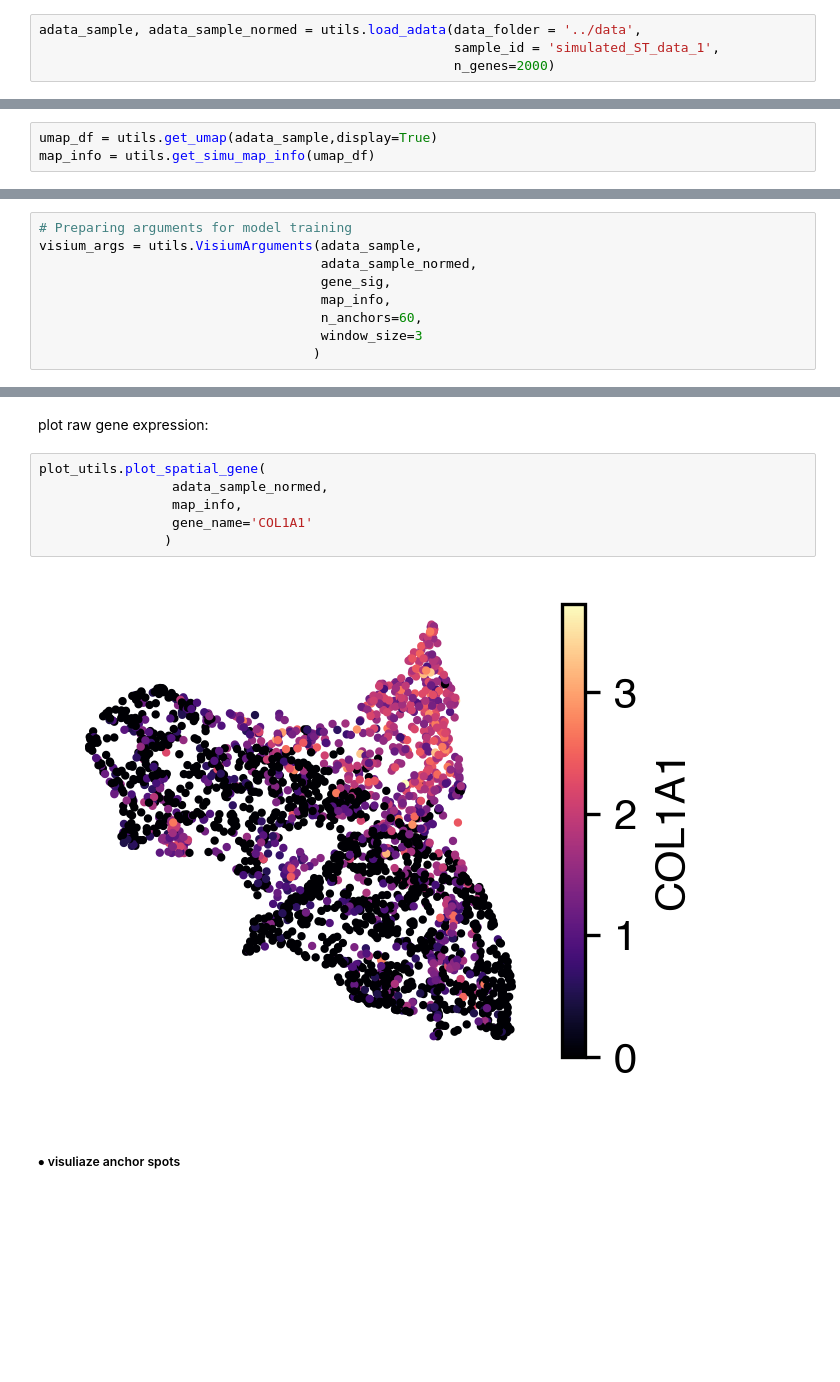
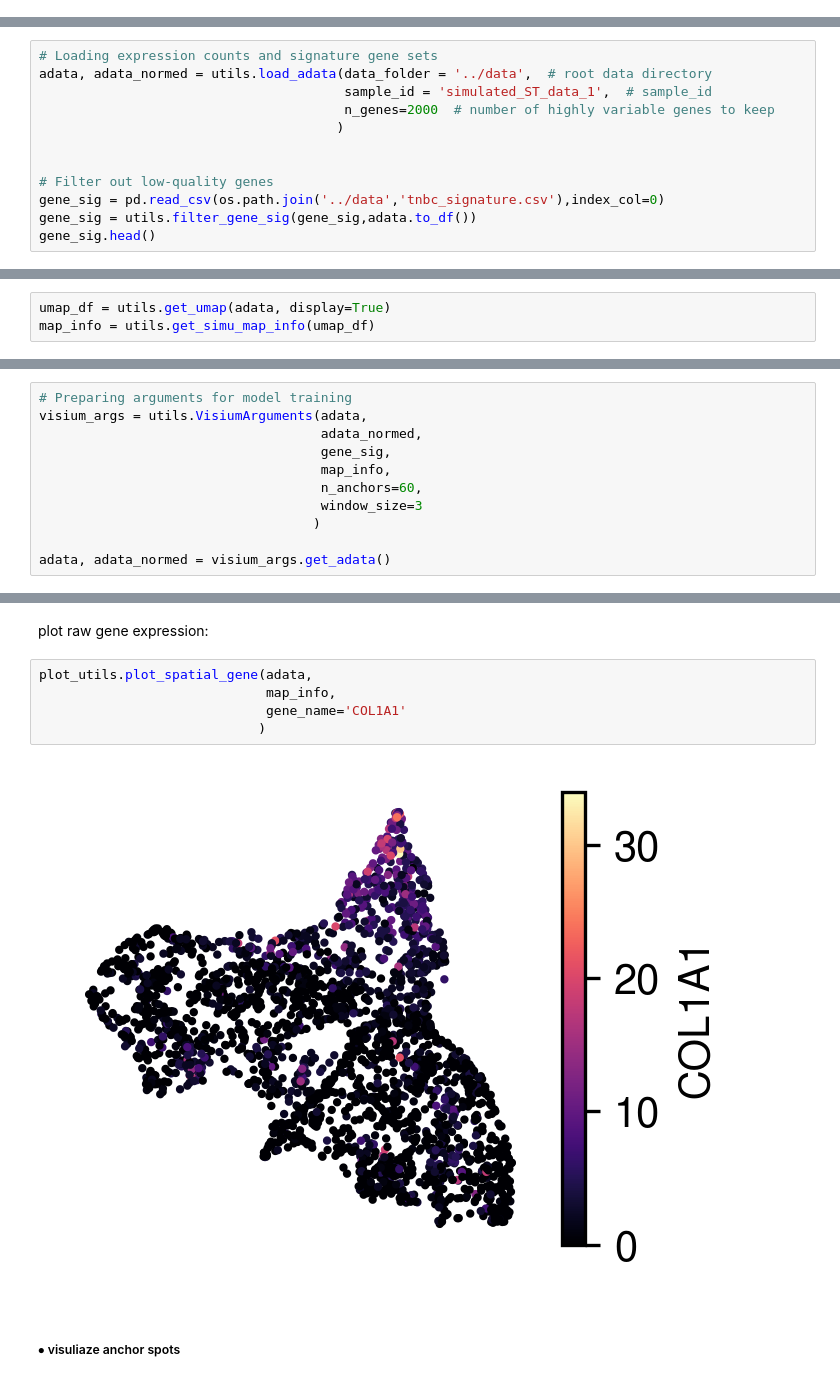
Before and after one commit to azizilab/starfysh, a Jupyter notebook: docs/source/notebooks/example_sim.ipynb, the cells around one changed output, grey strips where cells are left out. Cells and saved outputs as stored; diff of their text form; blank space fills up the shorter version.

```diff
--- a/docs/source/notebooks/example_sim.ipynb
+++ b/docs/source/notebooks/example_sim.ipynb
@@ -115,4 +114,0 @@ slideseq_starfysh_tutorial_on_later.ipynb
-# %%
-adata_sample, adata_sample_normed = utils.load_adata(data_folder = '../data',
-                                                     sample_id = 'simulated_ST_data_1',
-                                                     n_genes=2000)
@@ -138,0 +115,12 @@ gene_sig.head()
+# %%
+# Loading expression counts and signature gene sets
+adata, adata_normed = utils.load_adata(data_folder = '../data',  # root data directory
+                                       sample_id = 'simulated_ST_data_1',  # sample_id
+                                       n_genes=2000  # number of highly variable genes to keep
+                                      )
+
+
+# Filter out low-quality genes
+gene_sig = pd.read_csv(os.path.join('../data','tnbc_signature.csv'),index_col=0)
+gene_sig = utils.filter_gene_sig(gene_sig,adata.to_df())
+gene_sig.head()
@@ -149,4 +148,4 @@ AnnData object with n_obs × n_vars = 2551 × 7704
 # %%
-umap_df = utils.get_umap(adata_sample,display=True)
+umap_df = utils.get_umap(adata, display=True)
 map_info = utils.get_simu_map_info(umap_df)
 # %% [output]
@@ -161,11 +158,13 @@ map_info = utils.get_simu_map_info(umap_df)
 - Anchor spot indices (`anchors_df`) for each cell type & their signature means (`sig_means`)
 # %%
 # Preparing arguments for model training
-visium_args = utils.VisiumArguments(adata_sample,
-                                    adata_sample_normed,
+visium_args = utils.VisiumArguments(adata,
+                                    adata_normed,
                                     gene_sig,
                                     map_info,
                                     n_anchors=60,
                                     window_size=3
                                    )
+
+adata, adata_normed = visium_args.get_adata()
 # %% [output]
@@ -204,13 +203,12 @@ plot_utils.plot_spatial_feature(adata_sample,
 # %% [markdown]
 plot raw gene expression:
 # %%
-plot_utils.plot_spatial_gene(
-                 adata_sample_normed,
-                 map_info,
-                 gene_name='COL1A1'
-                )
+plot_utils.plot_spatial_gene(adata,
+                             map_info,
+                             gene_name='COL1A1'
+                            )
 # %% [output]
-[figure, old version]
+[figure, new version]
 # %% [markdown]
 ##### $\bullet$ visuliaze anchor spots
 # %%
```
Also changed, not shown: parts of 61 cells of this notebook.
